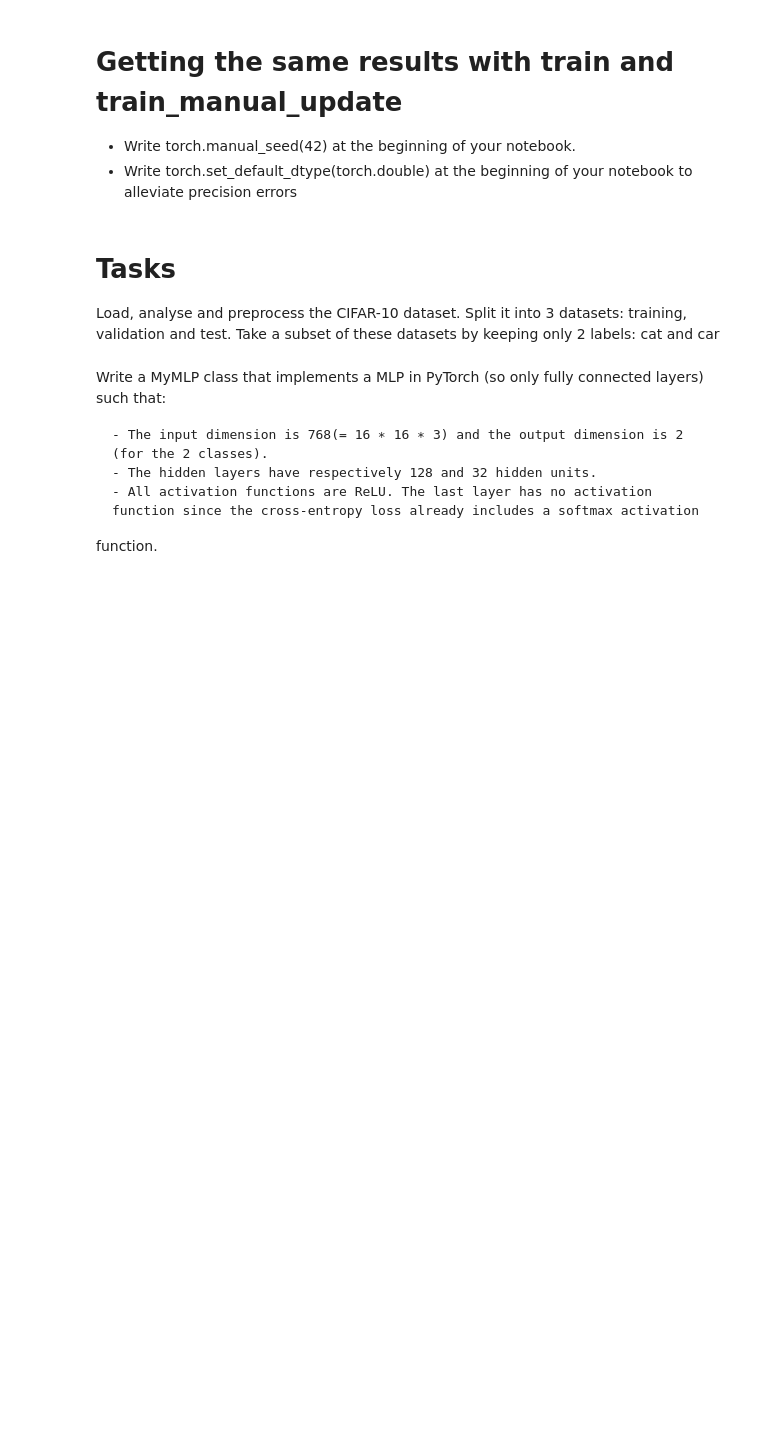
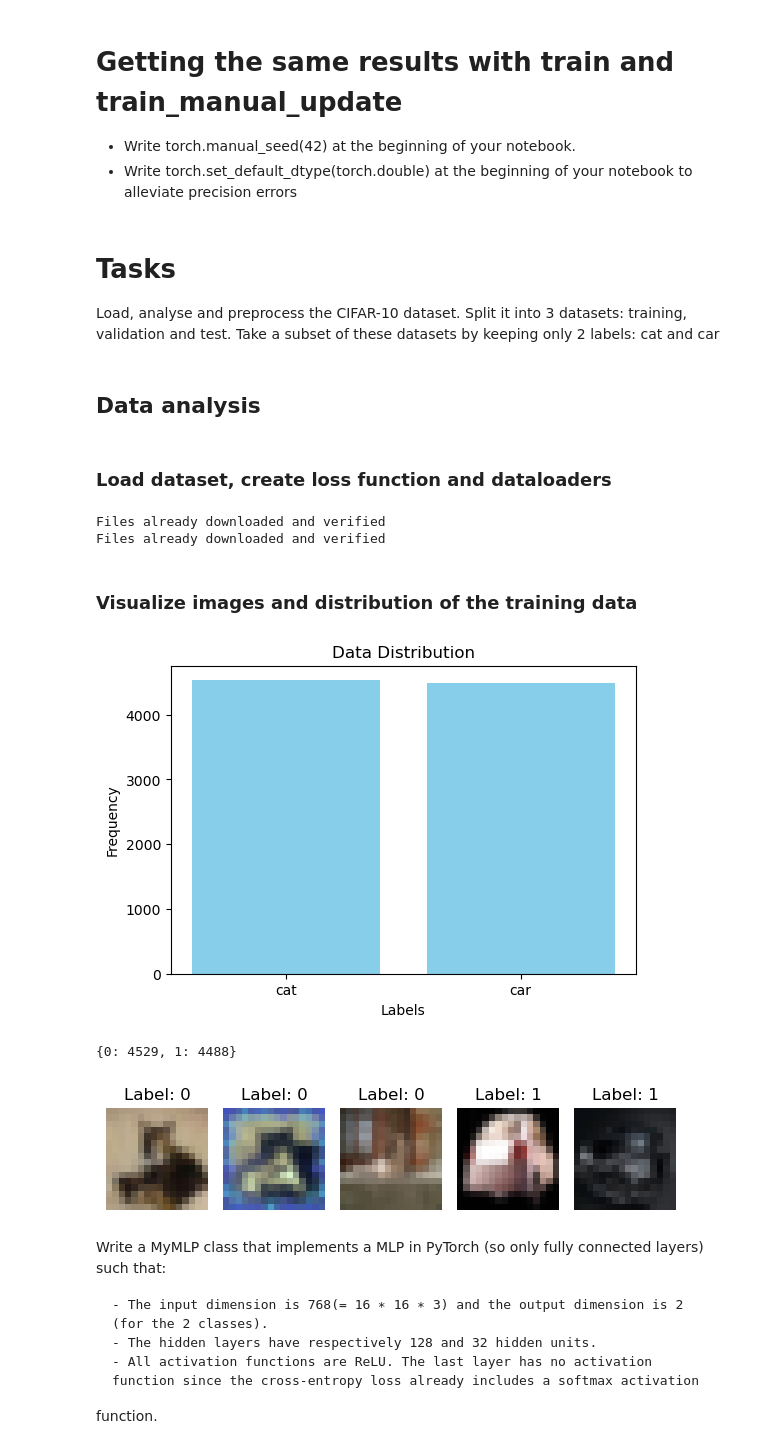
Before and after one commit to LH01t/inf265_project_1, a Jupyter notebook: gradient_descent.ipynb, the cells around one changed output. Cells and saved outputs as stored; diff of their text form; code cells hidden in the pictures; blank space fills up the shorter version.

```diff
--- a/gradient_descent.ipynb
+++ b/gradient_descent.ipynb
@@ -73,2 +75,22 @@ def compute_accuracy(model, loader):
     accuracy = correct / total * 100.0
     return accuracy
+# %% [markdown]
+## Data analysis
+# %% [markdown]
+### Load dataset, create loss function and dataloaders
+# %%
+# load datasets
+data_train, data_val, data_test = load_cifar()
+
+# loss function
+loss_fn = nn.CrossEntropyLoss()
+
+# create dataloaders using train, val and test sets
+train_loader = torch.utils.data.DataLoader(data_train, batch_size=64, shuffle=False)
+val_loader = torch.utils.data.DataLoader(data_val, batch_size=64, shuffle=False)
+test_loader = torch.utils.data.DataLoader(data_test, batch_size=64, shuffle=False)
+# %% [output]
+Files already downloaded and verified
+Files already downloaded and verified
+# %% [markdown]
+### Visualize images and distribution of the training data
@@ -75,3 +143,10 @@ def compute_accuracy(model, loader):
+# %%
+print(data_distribution(data_train, {0: 'cat', 1: 'car'}))
+visualize_random_images(data_train, num_images=5)
+# %% [output]
+[figure, added]
+{0: 4529, 1: 4488}
+[figure, added]
 # %% [markdown]
 Write a MyMLP class that implements a MLP in PyTorch (so only fully
 connected layers) such that:
```
Also changed, not shown: parts of 34 cells of this notebook.
